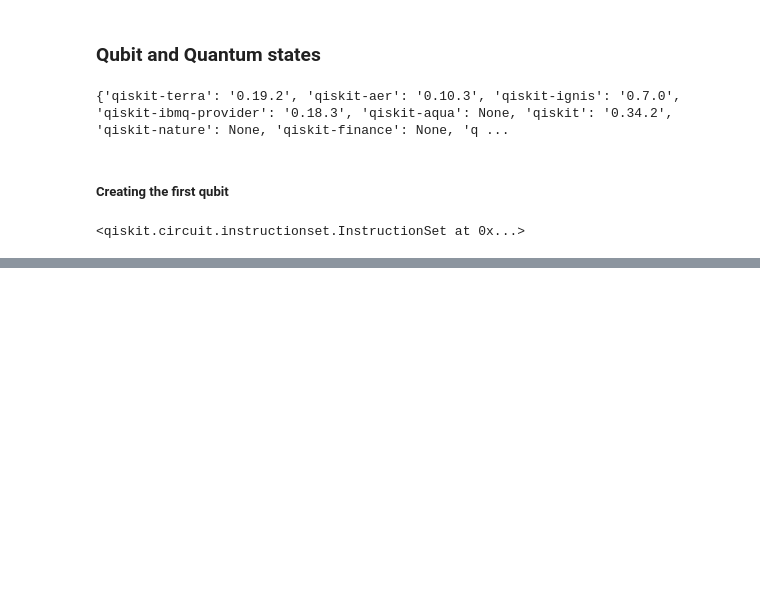
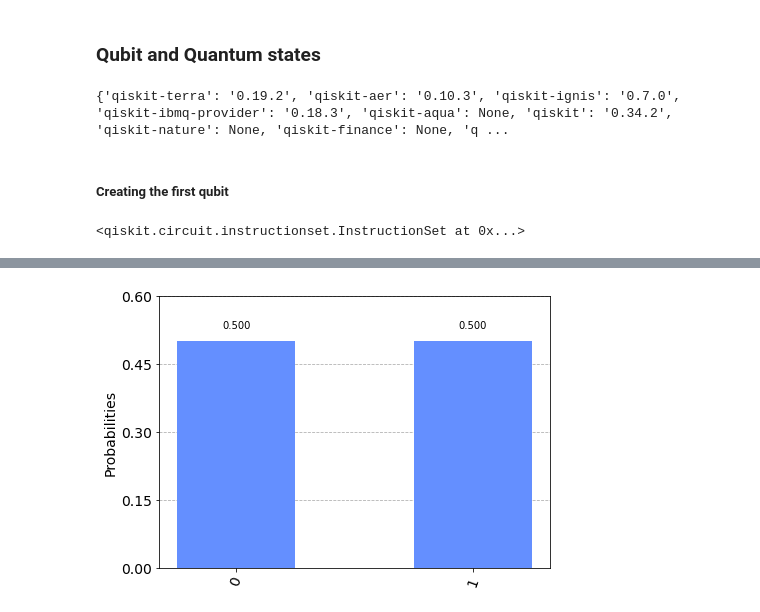
Before and after one commit to leonardocfor/quantum, a Jupyter notebook: notebooks/titanic.ipynb, the cells around one changed output, grey strips where cells are left out. Saved outputs shown, nothing was run; the diff lists cells and outputs as text; code cells hidden in the pictures; blank space fills up the shorter version.

Commit message:
Continues working on quantum circuits

```diff
--- a/notebooks/titanic.ipynb
+++ b/notebooks/titanic.ipynb
@@ -471,0 +492,22 @@ qc.initialize(initial_state,0)
+# %%
+# |ψ> -> common symbol for quantum state
+# Define state |psi> as a superposition between |0> and |1>
+# initial_state = [1,1] # this does not work because both probabilities of getting 0 and 1 should add to 100%
+# So we must weight the the quantum states |0> and |1> with alpha and beta. See page 69 of book -> which leads to
+# |ψ> = [1/sqrt(2), 1/sqrt(2)] because we are considering a 50% to observe zero or one
+from math import sqrt
+initial_state = [1/sqrt(2), 1/sqrt(2)]
+
+# Redefine the quantum circuit
+qc = QuantumCircuit(1)
+
+# Initialize the 0th qubit in the state 'initial_state'
+qc.initialize(initial_state,0)
+
+# Execute the quantum circuit
+results = execute(qc,backend).result().get_counts()
+
+# Plot the results
+plot_histogram(results)
+# %% [output]
+[figure, added]
```
Also changed, not shown: parts of 14 cells of this notebook, 2 other files.
